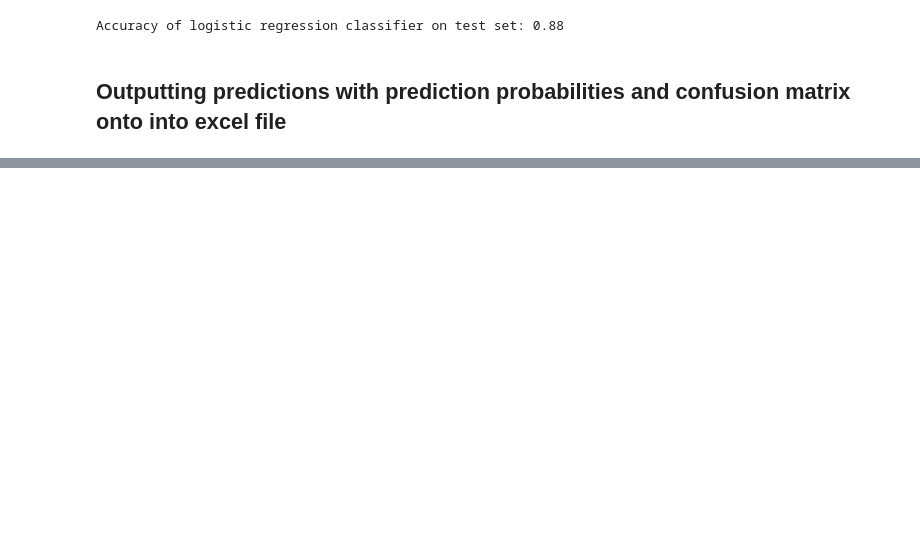
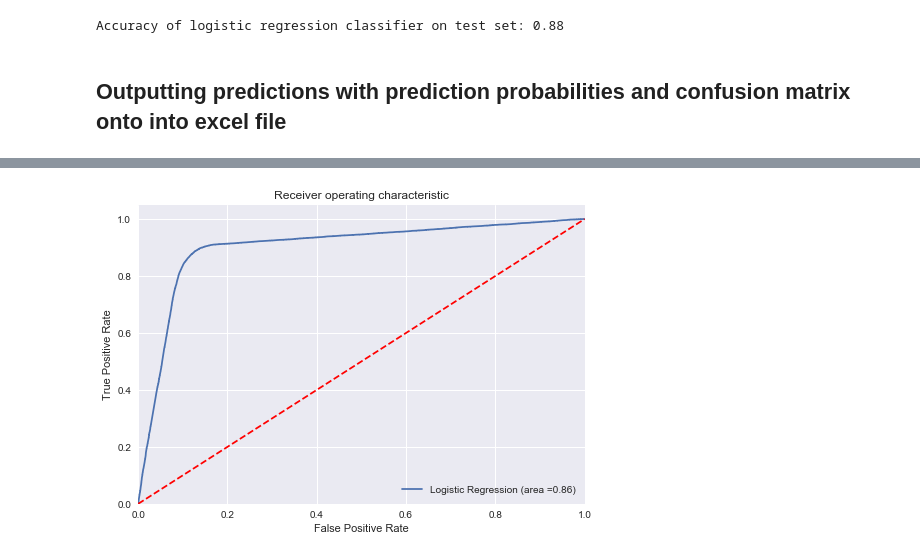
Before and after one commit to rjhere/Prescription-compliance-prediction, a Jupyter notebook: Medical_compliance_prediction.ipynb, the cells around one changed output, grey strips where cells are left out. Saved outputs shown, nothing was run; the diff lists cells and outputs as text; code cells hidden in the pictures; blank space fills up the shorter version.

```diff
--- a/Medical_compliance_prediction.ipynb
+++ b/Medical_compliance_prediction.ipynb
@@ -247,11 +269,6 @@ from sklearn.cross_validation import train_test_split
 X_train, X_test, y_train, y_test = train_test_split(X, y, test_size = 0.3, random_state = 0)
 # %% [markdown]
 ## Feature scaling
-# %%
-from sklearn.preprocessing import StandardScaler
-sc_X = StandardScaler()
-X_train = sc_X.fit_transform(X_train)
-X_test = sc_X.transform(X_test)
 # %%
 # One hot encoding of SMS Reminder as it has 3 values
 cat_vars=['Sms_Reminder']
@@ -329,96 +440,19 @@ Accuracy of logistic regression classifier on test set: 0.88
 # %%
-#Predicting for all data points
-totpred = logreg.predict(X)
-totprob = logreg.predict_proba(X)
-
-#fin_prob=[]
-for i in totprob:
-    addmax = max(i)
-    fin_prob.append(addmax)
-
-res=list(zip(patid,totpred,fin_prob))
-
-#Results innto cvs file
-with open('Result.csv', 'w',newline='') as outfile:
-    mywriter = csv.writer(outfile)
-
-    mywriter.writerow(['Patient_id','Adherence','Probability_score'])
-    for d in res:
-        mywriter.writerow(d)
-
-#Confusion matrix and precision & recall
-from sklearn.metrics import confusion_matrix
-#confusion_matrix = confusion_matrix(y_test, y_pred)
-print('\n\nConfusion matrix')
-#print(confusion_matrix)
-
-# classification report
-from sklearn.metrics import classification_report
-print('\n\nClassification report (0 is NO and 1 is YES)')
-print(classification_report(y_test, y_pred))
-
-
 # roc curve
 from sklearn.metrics import roc_auc_score
 from sklearn.metrics import roc_curve
-logit_roc_auc = roc_auc_score(y_test,
-logreg.predict(X_test))
-fpr, tpr, thresholds = roc_curve(y_test,
-logreg.predict_proba(X_test)[:,1])
+logit_roc_auc = roc_auc_score(y_test,logreg.predict(X_test))
+fpr, tpr, thresholds = roc_curve(y_test,logreg.predict_proba(X_test)[:,1])
 plt.figure()
 plt.plot(fpr, tpr, label='Logistic Regression (area =%0.2f)' % logit_roc_auc)
 plt.plot([0, 1], [0, 1],'r--')
 plt.xlim([0.0, 1.0])
 plt.ylim([0.0, 1.05])
 plt.xlabel('False Positive Rate')
 plt.ylabel('True Positive Rate')
 plt.title('Receiver operating characteristic')
 plt.legend(loc="lower right")
 plt.savefig('Log_ROC')
 plt.show()
-
-#DECISION TREE
-dtc = DecisionTreeClassifier()
-dtc.fit(X_train, y_train.values.ravel())
-
-y_pred2 = dtc.predict(X)
-y_prob2 = dtc.predict_proba(X)
-print(y_prob2[:20])
-from sklearn.metrics import accuracy_score
-print('Accuracy of decision tree classifier on test set: {:.2f}'.format(accuracy_score(y, y_pred2)))
-confusion_matrix = confusion_matrix(y, y_pred2)
-print('\n\nConfusion matrix')
-print(confusion_matrix)
-
-
-#Writing confusion matrix and metics on Excel file too
-import xlwt
-# Initialize a workbook
-book = xlwt.Workbook(encoding="utf-8")
-aa = float(confusion_matrix[0,0])
-ab = float(confusion_matrix[0,1])
-ba = float(confusion_matrix[1,0])
-bb = float(confusion_matrix[1,1])
-
-# Add a sheet to the workbook
-sheet = book.add_sheet("Confusion matrix")
-sheet.write(0, 0, 'Confusion matrix')
-sheet.write(1, 2, 'Actual Yes')
-sheet.write(1, 3, 'Actual No')
-sheet.write(2, 1, 'Predicted Yes')
-sheet.write(3, 1, 'Predicted No')
-sheet.write(2, 2, aa)
-sheet.write(2, 3, ab)
-sheet.write(3, 2, ba)
-sheet.write(3, 3, bb)
-sheet.write(6, 1, 'Precision for Yes')
-sheet.write(6, 2, 100*aa/(aa+ab))
-sheet.write(7, 1, 'Recall for Yes')
-sheet.write(7, 2, 100*aa/(aa+ba))
-sheet.write(8, 1, 'Precision for No')
-sheet.write(8, 2, 100*bb/(bb+ba))
-sheet.write(9, 1, 'Recall for No')
-sheet.write(9, 2, 100*bb/(bb+ab))
-
-# Save the workbook
-book.save("C:\\Abzooba\\Confusion Matrix and Metrics.xls")
+# %% [output]
+[figure, added]
```
Also changed, not shown: parts of 13 cells of this notebook.
